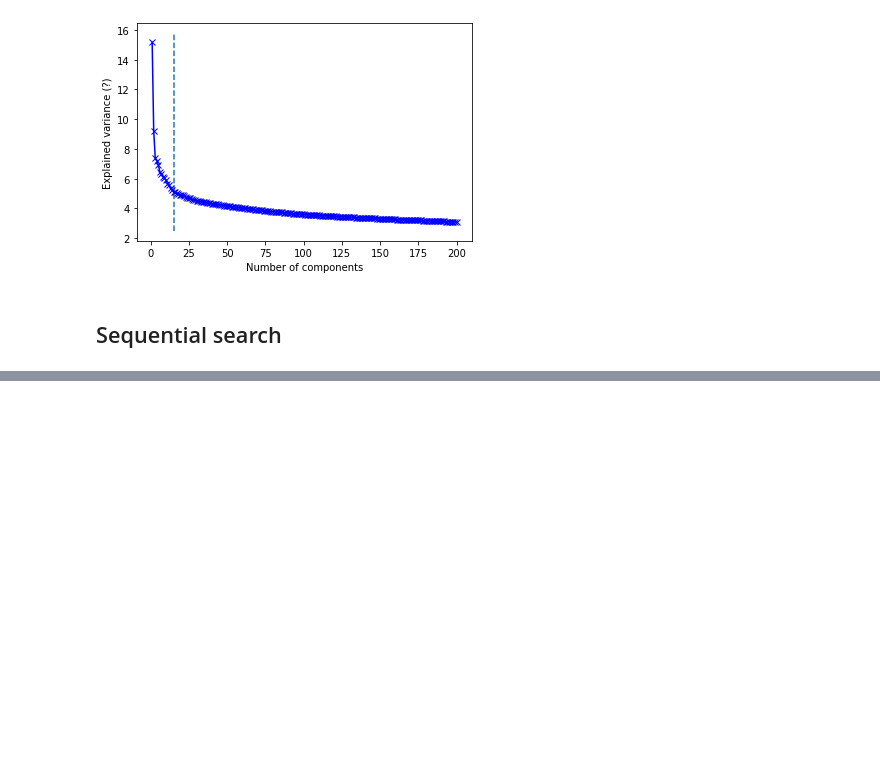
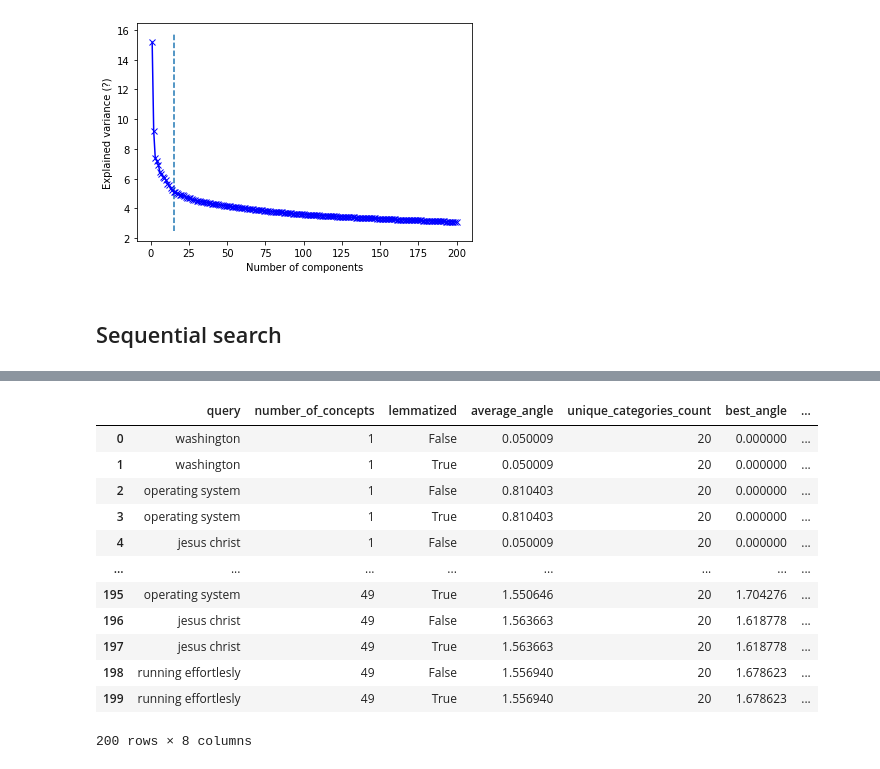
Before and after one commit to bukacdan/LSI-vector-model, a Jupyter notebook: logic/logic.ipynb, the cells around one changed output, grey strips where cells are left out. Saved outputs shown, nothing was run; the diff lists cells and outputs as text; code cells hidden in the pictures; blank space fills up the shorter version.

```diff
--- a/logic/logic.ipynb
+++ b/logic/logic.ipynb
@@ -285,0 +360,58 @@ for i in res[:limit_sequential]:
+# %%
+df_exp = pd.DataFrame(columns=['query',
+                               'number_of_concepts',
+                               'lemmatized',
+                               'average_angle',
+                               'unique_categories_count',
+                               'best_angle',
+                               'best_document',
+                               'best_document_category'
+                              ])
+queries_exp = ['washington',
+               'operating system',
+               'jesus christ',
+               'running effortlesly']
+for k in range(1, 51, 2):
+    u, s, vt = svds(tdm, k)
+    for query in queries_exp:
+        best_doc, res_df = process_query(query, False, u, vt, 100)
+        res = {
+            "query": query,
+            "number_of_concepts": k,
+            "lemmatized": False,
+            "average_angle": res_df.angle.mean(),
+            "unique_categories_count": len(res_df.document_category.unique()),
+            "best_angle": res_df.angle.loc[0],
+            "best_document": best_doc,
+            "best_document_category": res_df.loc[0, "document_category"]
+        }
+        df_exp = df_exp.append(res, ignore_index=True)
+
+        best_doc, res_df = process_query(query, True, u, vt, 100)
+        res = {
+            "query": query,
+            "number_of_concepts": k,
+            "lemmatized": True,
+            "average_angle": res_df.angle.mean(),
+            "unique_categories_count": len(res_df.document_category.unique()),
+            "best_angle": res_df.angle.loc[0],
+            "best_document": best_doc,
+            "best_document_category": res_df.loc[0, "document_category"]
+        }
+        df_exp = df_exp.append(res, ignore_index=True)
+
+df_exp
+# %% [output]
+|  | query | number_of_concepts | lemmatized | average_angle | unique_categories_count | best_angle | ... |
+| 0 | washington | 1 | False | 0.050009 | 20 | 0.000000 | ... |
+| 1 | washington | 1 | True | 0.050009 | 20 | 0.000000 | ... |
+| 2 | operating system | 1 | False | 0.810403 | 20 | 0.000000 | ... |
+| 3 | operating system | 1 | True | 0.810403 | 20 | 0.000000 | ... |
+| 4 | jesus christ | 1 | False | 0.050009 | 20 | 0.000000 | ... |
+| ... | ... | ... | ... | ... | ... | ... | ... |
+| 195 | operating system | 49 | True | 1.550646 | 20 | 1.704276 | ... |
+| 196 | jesus christ | 49 | False | 1.563663 | 20 | 1.618778 | ... |
+| 197 | jesus christ | 49 | True | 1.563663 | 20 | 1.618778 | ... |
+| 198 | running effortlesly | 49 | False | 1.556940 | 20 | 1.678623 | ... |
+| 199 | running effortlesly | 49 | True | 1.556940 | 20 | 1.678623 | ... |
+200 rows × 8 columns
```
Also changed, not shown: parts of 9 cells of this notebook.
